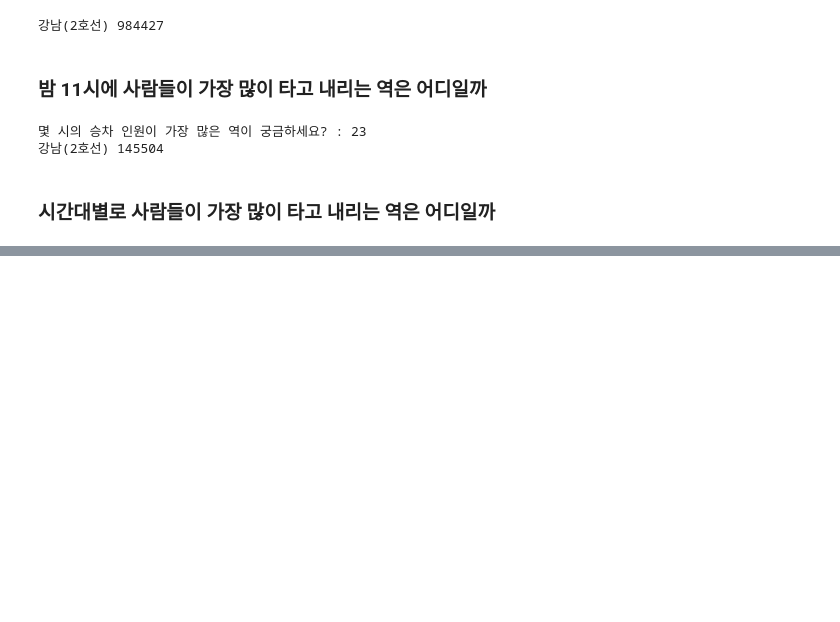
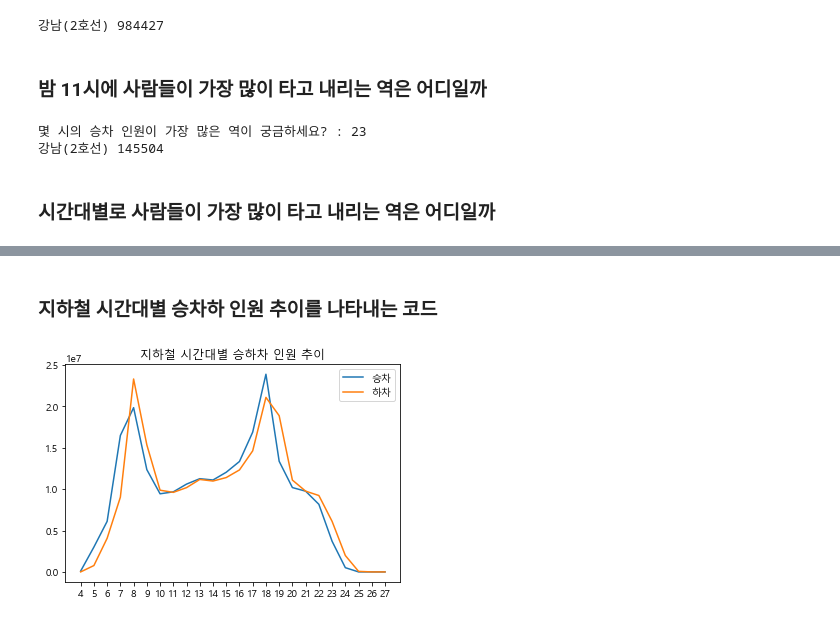
Before and after one commit to Park-Young-Bin/DataViusal_with_Python, a Jupyter notebook: Practice_unit12.ipynb, the cells around one changed output, grey strips where cells are left out. Drawn from its saved outputs; the diff is of its cells as text; code cells hidden in the pictures; blank space fills up the shorter version.

```diff
--- a/Practice_unit12.ipynb
+++ b/Practice_unit12.ipynb
@@ -180,0 +246,29 @@ print(mx)
+# %% [markdown]
+### 지하철 시간대별 승차하 인원 추이를 나타내는 코드
+# %%
+# 모든 지하철역엣 시간대별 승차하 인원을 모두 더하면
+
+import csv
+f=open('subwaytime_old.csv')
+data=csv.reader(f)
+next(data)
+next(data)
+s_in = [0] * 24      # 승차 인원을 저장할 리스트 초기화(0은 4시를 의미함)
+s_out = [0] * 24    # 하차 인원을 저장할 리스트 초기화
+
+for row in data:
+    row[4:] = map(int, row[4:])
+    for i in range(24):
+        s_in[i] = s_in[i] + row[4+i*2]      # 승차 인원의 합
+        s_out[i] = s_out[i] + row[5+i*2]    # 승차 인원의 합
+
+import matplotlib.pyplot as plt
+plt.rc('font', family = 'Malgun Gothic')
+plt.title('지하철 시간대별 승하차 인원 추이')
+plt.plot(s_in, label = '승차')
+plt.plot(s_out, label = '하차')
+plt.legend()
+plt.xticks(range(24), range(4, 28))
+plt.show()
+# %% [output]
+[figure, added]
```
Also changed, not shown: parts of 3 cells of this notebook.
